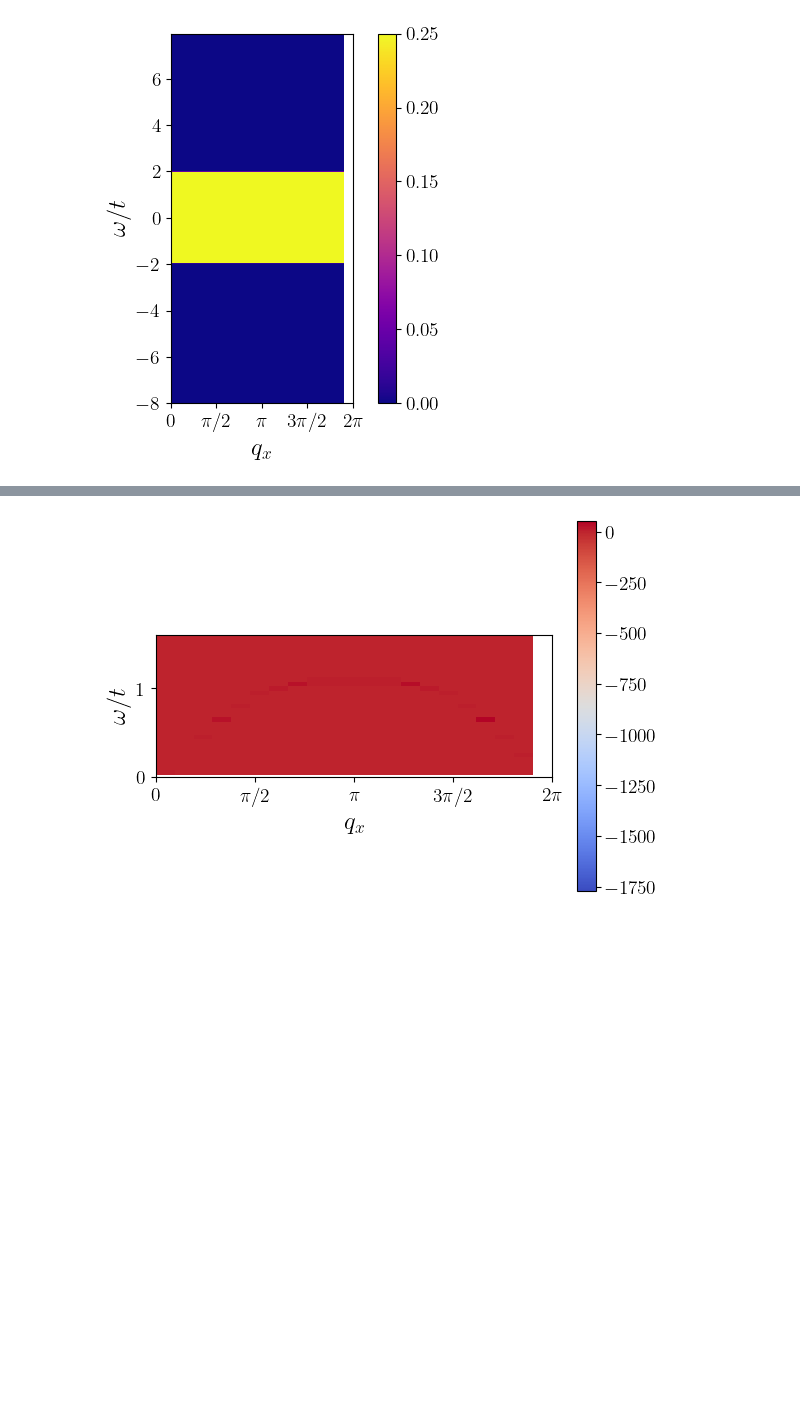
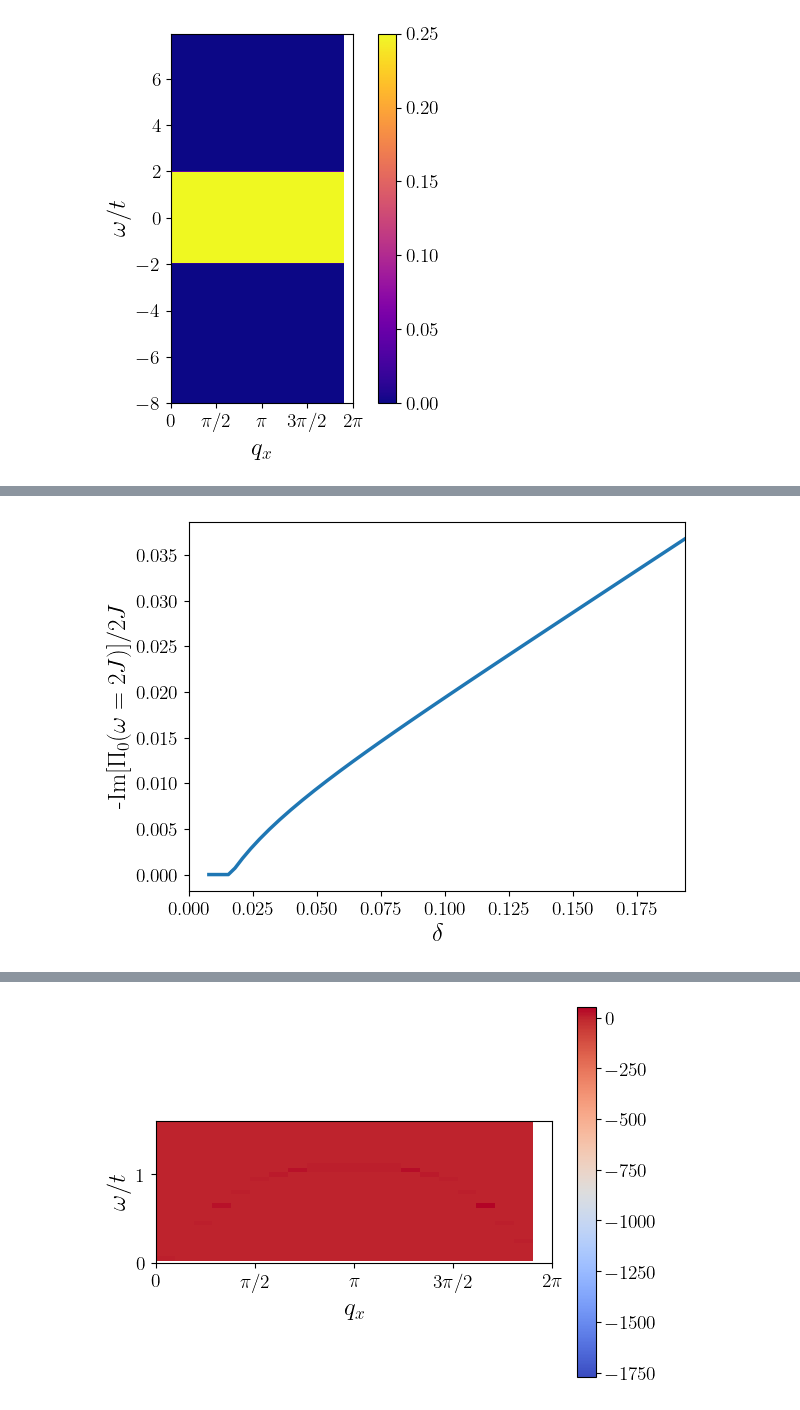
Before and after one commit to j-curtis/holes_and_magnons, a Jupyter notebook: Magnon_RPA_plots.ipynb, the cells around one changed output, grey strips where cells are left out. Cells and saved outputs as stored; diff of their text form; code cells hidden in the pictures; blank space fills up the shorter version.

```diff
--- a/Magnon_RPA_plots.ipynb
+++ b/Magnon_RPA_plots.ipynb
@@ -61,3 +61,16 @@ Hole doping: 4.9%
+# %%
+nmus = 40
+mus = np.linspace(-1.05*W/2.,-0.6*W/2.,nmus)
+deltas = np.array([ rpa.calc_density(kxs,kys,ws,test_A,mu,T) for mu in mus ])
+dampings = np.array([ -rpa.box_Pi0(2.*J,W,mu) for mu in mus ])
+
+plt.plot(deltas,dampings/(2.*J))
+plt.xlim(0.,deltas[-1])
+plt.xlabel(r'$\delta$')
+plt.ylabel(r'-Im[$\Pi_0(\omega=2J)$]$/2J$')
+plt.show()
+# %% [output]
+[figure, added]
 # %%
 ### Magnon propagators
 magnon_kernel = rpa.RPA_kernel(kxs,kys,ws,Pi0,Pi1,J)
```
Also changed, not shown: parts of 3 cells of this notebook, 1 other file.
